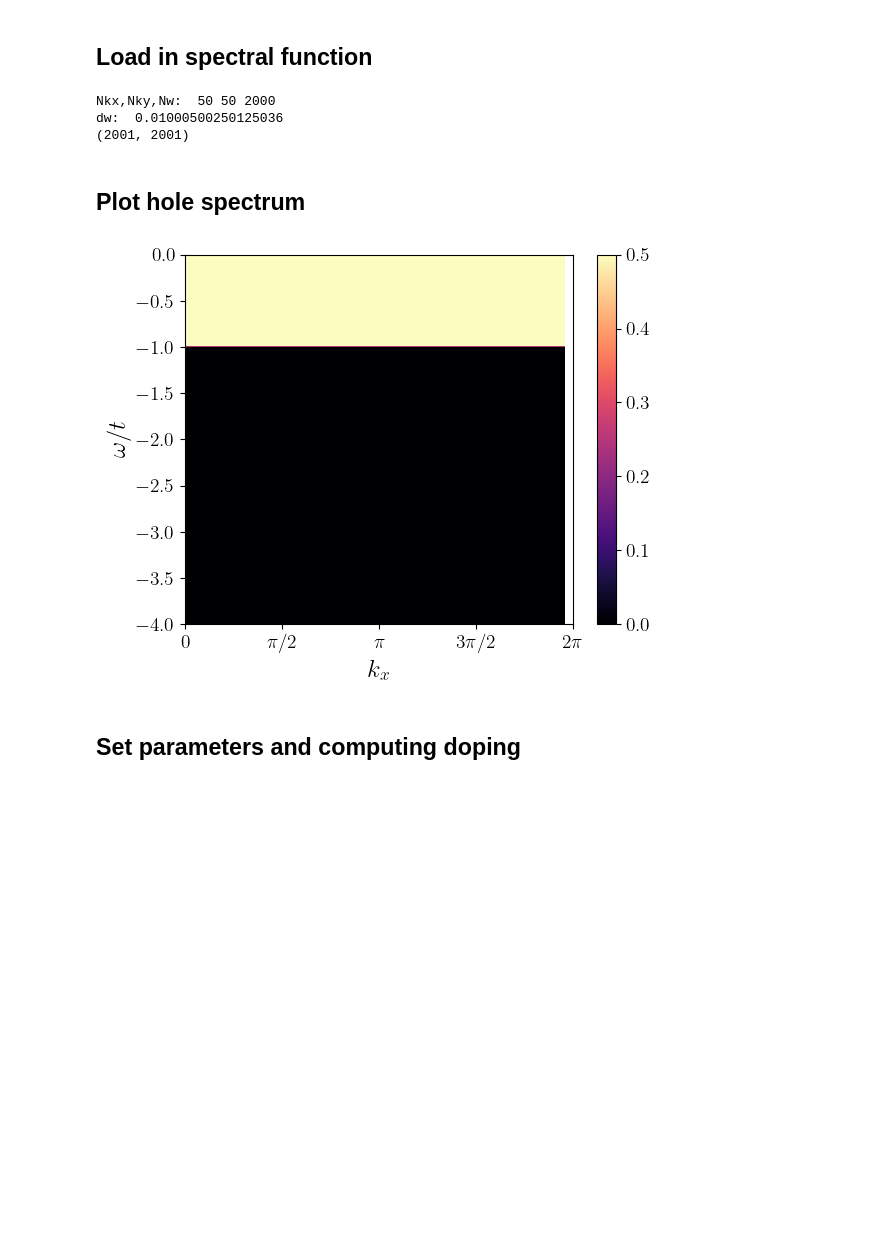
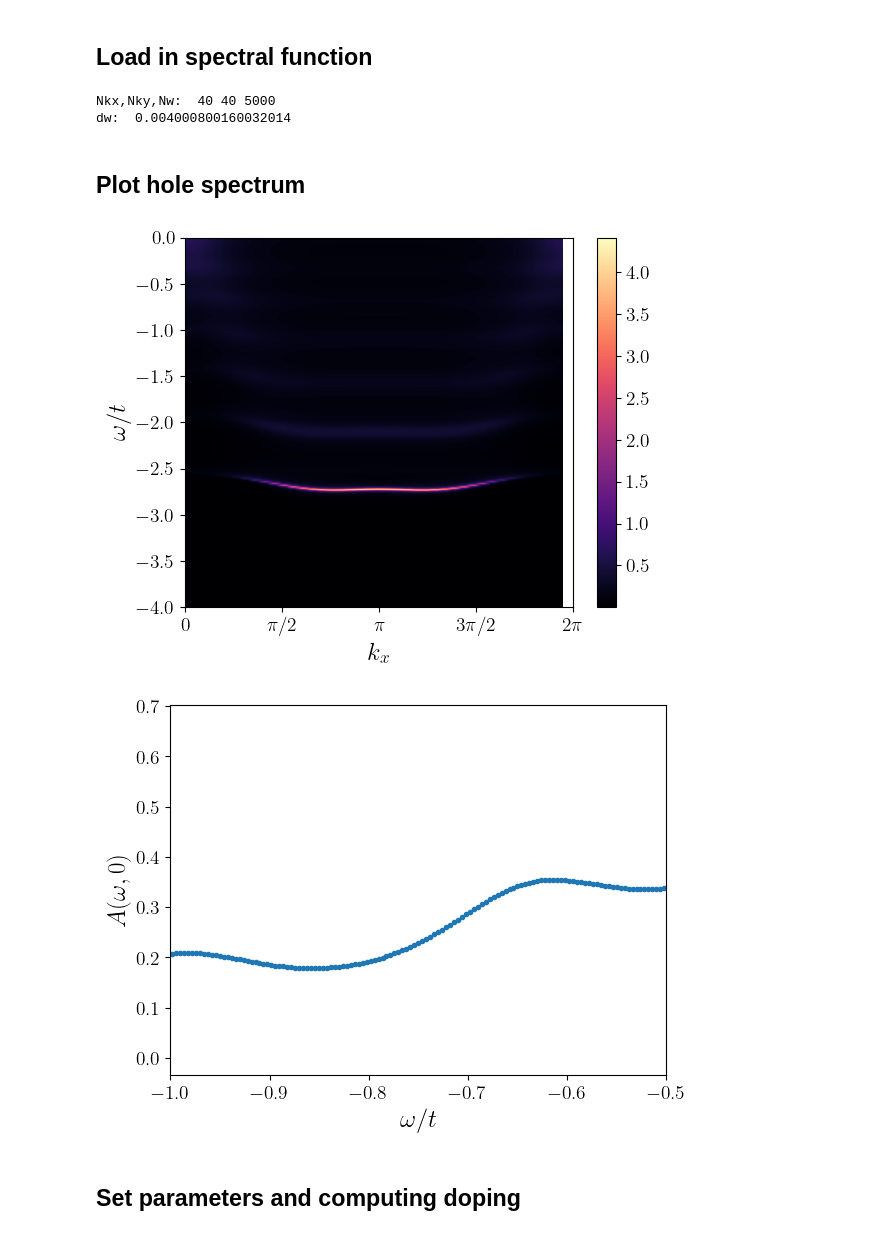
Before and after one commit to j-curtis/holes_and_magnons, a Jupyter notebook: Magnon_RPA_plots.ipynb, the cells around one changed output. Saved outputs shown, nothing was run; the diff lists cells and outputs as text; code cells hidden in the pictures; blank space fills up the shorter version.

```diff
--- a/Magnon_RPA_plots.ipynb
+++ b/Magnon_RPA_plots.ipynb
@@ -27,21 +27,21 @@ dataDirectory = "../data/" ### Data is loaded from and stored to this folder
 ## Load in spectral function
 # %%
 ### Location of hole spectral functions
-holesDirectory = dataDirectory+"hole_spectra/05052025/2ksamples/"
-holesFile = holesDirectory+"jon_request_0.5"
+holesDirectory = dataDirectory+"hole_spectra/05052025/5ksamples/"
+holesFile = holesDirectory+"jon_request_0.05"
 
 #holesFile = dataDirectory+"/hole_spectra/03252025/Hole_Spectral_functionJz0.05_alfa0.999_Nx20_Ny20"
 
 ### Load in spectral function
 kxs,kys,ws,A = rpa.load_hole_spectrum(holesFile)
 ### If this is true we will use a fictious box spectral function
-useBox = True
+useBox = False
 
 if useBox:
     W = 2.*rpa.t
-    Nkx = 50
-    Nky = 50
-    Nw = 2000
+    Nkx = 40
+    Nky = 40
+    Nw = 33
 
     kxs = np.linspace(0.,2.*np.pi,Nkx,endpoint=False)
     kys = np.linspace(0.,2.*np.pi,Nky,endpoint=False)
@@ -57,27 +57,30 @@ dw = ws[1]-ws[0]
 print("Nkx,Nky,Nw: ", Nkx,Nky,Nw)
 print("dw: ",dw)
 
-
-
 KK_matrix = rpa.KK_matrix(ws)
-print(KK_matrix.shape)
 # %% [output]
-Nkx,Nky,Nw:  50 50 2000
-dw:  0.01000500250125036
-(2001, 2001)
+Nkx,Nky,Nw:  40 40 5000
+dw:  0.004000800160032014
 # %% [markdown]
 ## Plot hole spectrum
 # %%
 ### Plot spectral function for a cut
 plt.imshow(np.transpose(A[:,0,:]),extent=[kxs[0],kxs[-1],ws[0],ws[-1]],origin='lower',cmap='magma',aspect=1.5)
 plt.colorbar()
 plt.ylim(-4.*rpa.t,-0.*rpa.t)
 plt.xlabel(r'$k_x$')
 plt.ylabel(r'$\omega/t$')
 plt.xticks([0,np.pi/2.,np.pi,3.*np.pi/2.,2.*np.pi],[r'0',r'$\pi/2$',r'$\pi$',r'$3\pi/2$',r'$2\pi$'])
 plt.show()
+
+plt.plot(ws/rpa.t,A[0,0,:],'.')
+plt.ylabel(r'$A(\omega,0)$')
+plt.xlabel(r'$\omega/t$')
+plt.xlim(-1,-.5)
+plt.show()
 # %% [output]
-[figure, old version]
+[figure, new version]
+[figure, added]
 # %% [markdown]
 ## Set parameters and computing doping
 # %%
```
Also changed, not shown: parts of 11 cells of this notebook, 2 other files.
